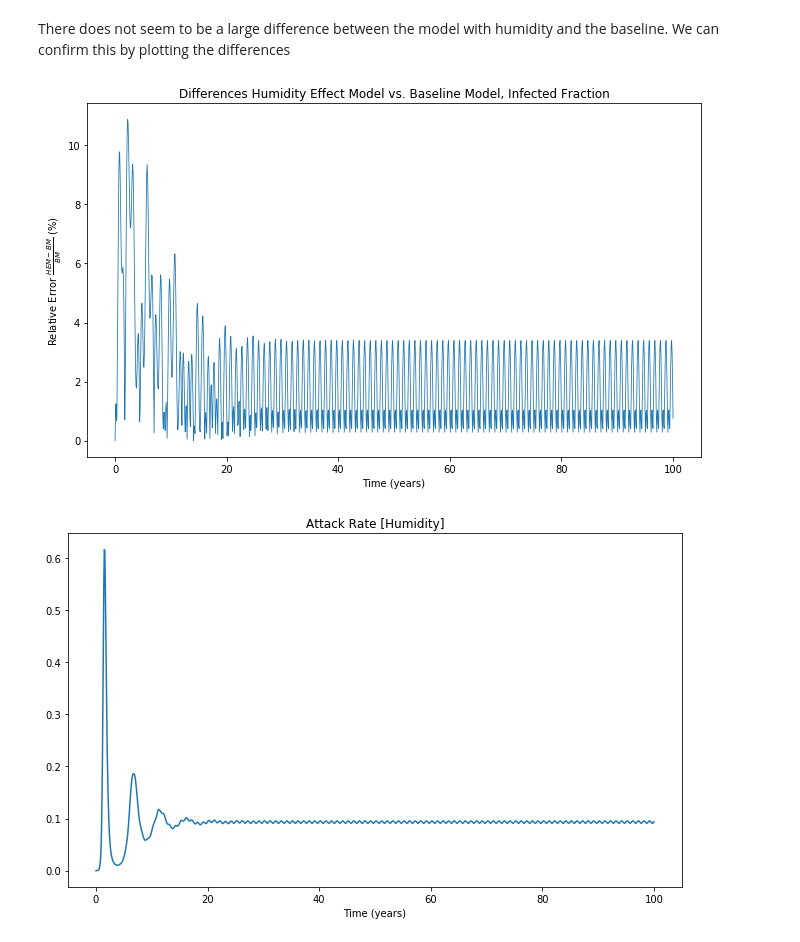
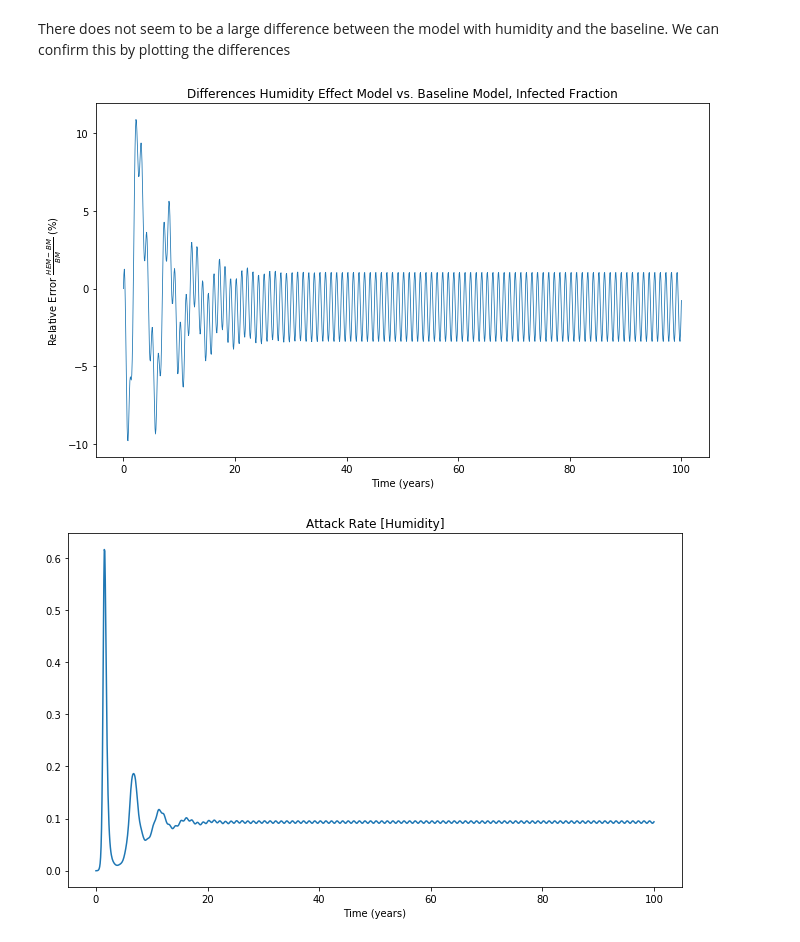
Before and after one commit to dwu402/self-harm, a Jupyter notebook: climate_forward.ipynb, the cells around one changed output. Cells and saved outputs as stored; diff of their text form; code cells hidden in the pictures.

```diff
--- a/climate_forward.ipynb
+++ b/climate_forward.ipynb
@@ -193,12 +193,12 @@ plt.ylabel("Proportion");
 There does not seem to be a large difference between the model with humidity and the baseline. We can confirm this by plotting the differences
 # %%
 plt.figure()
-plt.plot(T2, 100*np.abs(((solution_an.sol(T2) - solution_wh.y)/solution_an.sol(T2))[1].T), linewidth=0.8)
+plt.plot(T2, 100*(((solution_wh.y - solution_an.sol(T2))/solution_an.sol(T2))[1].T), linewidth=0.8)
 plt.title("Differences Humidity Effect Model vs. Baseline Model, Infected Fraction")
 plt.ylabel(r"Relative Error $\frac{HEM - BM}{BM}$ (%)")
 plt.xlabel("Time (years)");
 # %% [output]
-[figure, old version]
+[figure, new version]
 # %%
 plt.figure()
 plt.plot(T2, L2*S2*I2)
```
Also changed, not shown: parts of 13 cells of this notebook, 7 other files.
